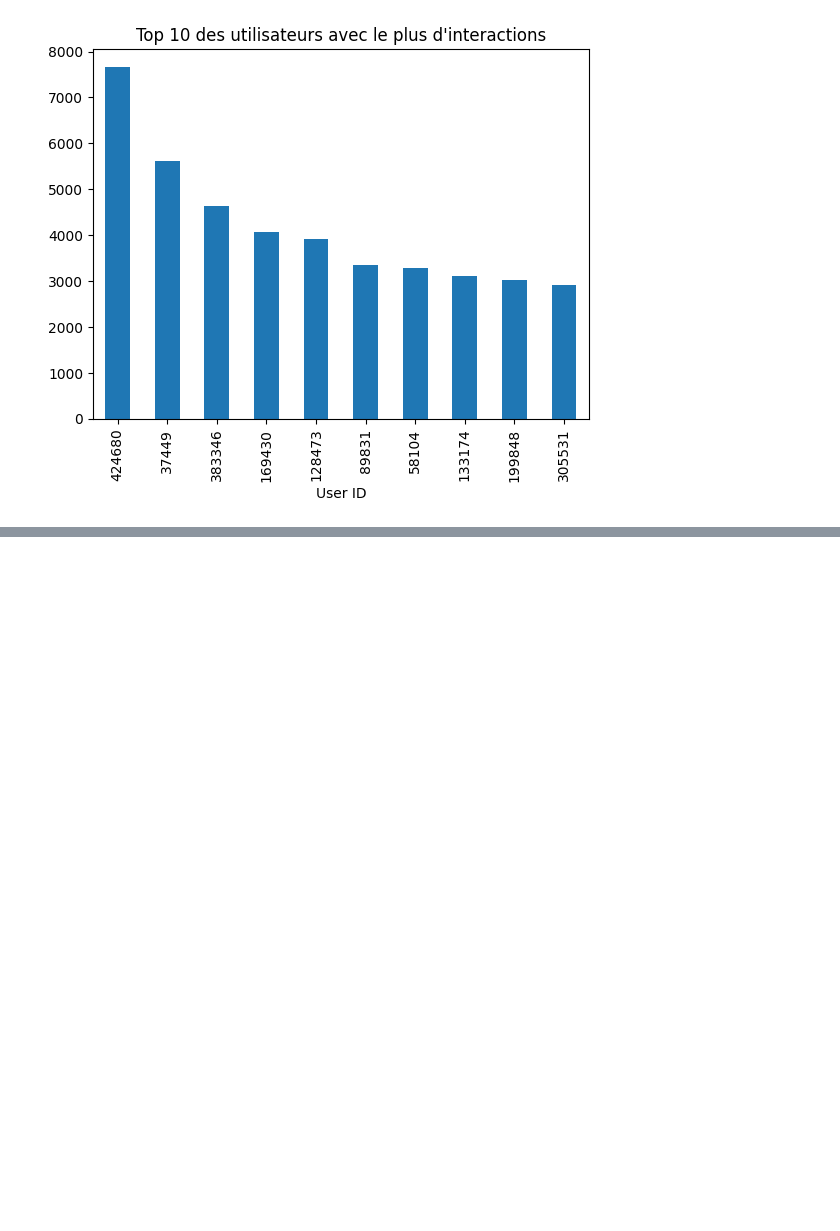
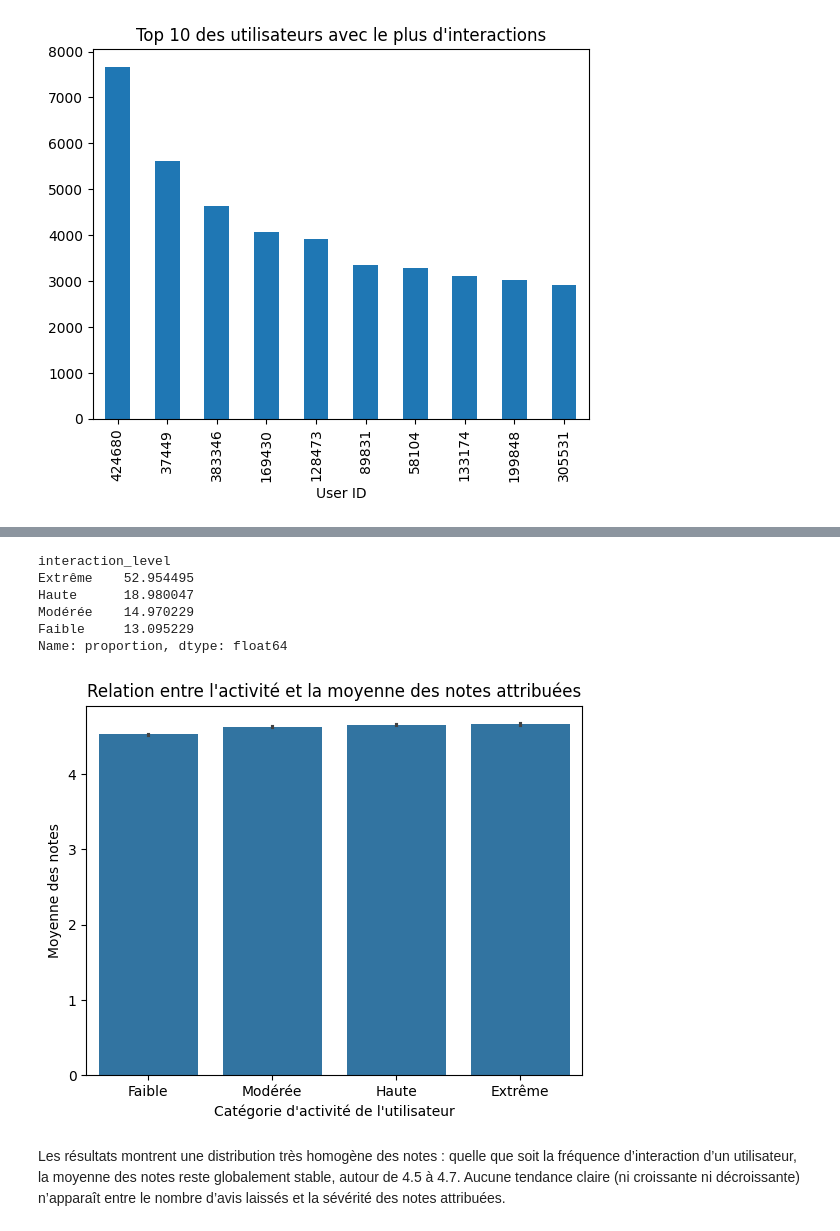
Before and after one commit to DjNaGuRo/MangeTaMain, a Jupyter notebook: notebooks/pr.ipynb, the cells around one changed output, grey strips where cells are left out. Saved outputs shown, nothing was run; the diff lists cells and outputs as text; code cells hidden in the pictures; blank space fills up the shorter version.

```diff
--- a/notebooks/pr.ipynb
+++ b/notebooks/pr.ipynb
@@ -437,0 +411,26 @@ Nous remarqu'on qu'il existe aucune relation entre le nombre d'interaction de l'
+# %%
+bins = [0, 1, 10, 60, float('inf')]
+labels = ['Faible', 'Modérée', 'Haute', 'Extrême']
+data['interaction_level'] = pd.cut(data['user_id'].map(data['user_id'].value_counts()), bins=bins, labels=labels)
+data['interaction_level'].value_counts(normalize=True) * 100
+# %% [output]
+interaction_level
+Extrême    52.954495
+Haute      18.980047
+Modérée    14.970229
+Faible     13.095229
+Name: proportion, dtype: float64
+# %%
+user_stats = data.groupby('user_id', observed=True).agg({'rating': 'mean', 'interaction_level': 'first'}).reset_index()
+user_stats.rename(columns={'rating': 'note_moyenne'}, inplace=True)
+sns.barplot(x='interaction_level', y='note_moyenne', data=user_stats, order=labels)
+plt.title("Relation entre l'activité et la moyenne des notes attribuées")
+plt.xlabel("Catégorie d'activité de l'utilisateur")
+plt.ylabel("Moyenne des notes")
+plt.show()
+# %% [output]
+[figure, added]
+# %% [markdown]
+Les résultats montrent une distribution très homogène des notes :
+quelle que soit la fréquence d’interaction d’un utilisateur, la moyenne des notes reste globalement stable, autour de 4.5 à 4.7.
+Aucune tendance claire (ni croissante ni décroissante) n’apparaît entre le nombre d’avis laissés et la sévérité des notes attribuées.
```
Also changed, not shown: parts of 43 cells of this notebook.
